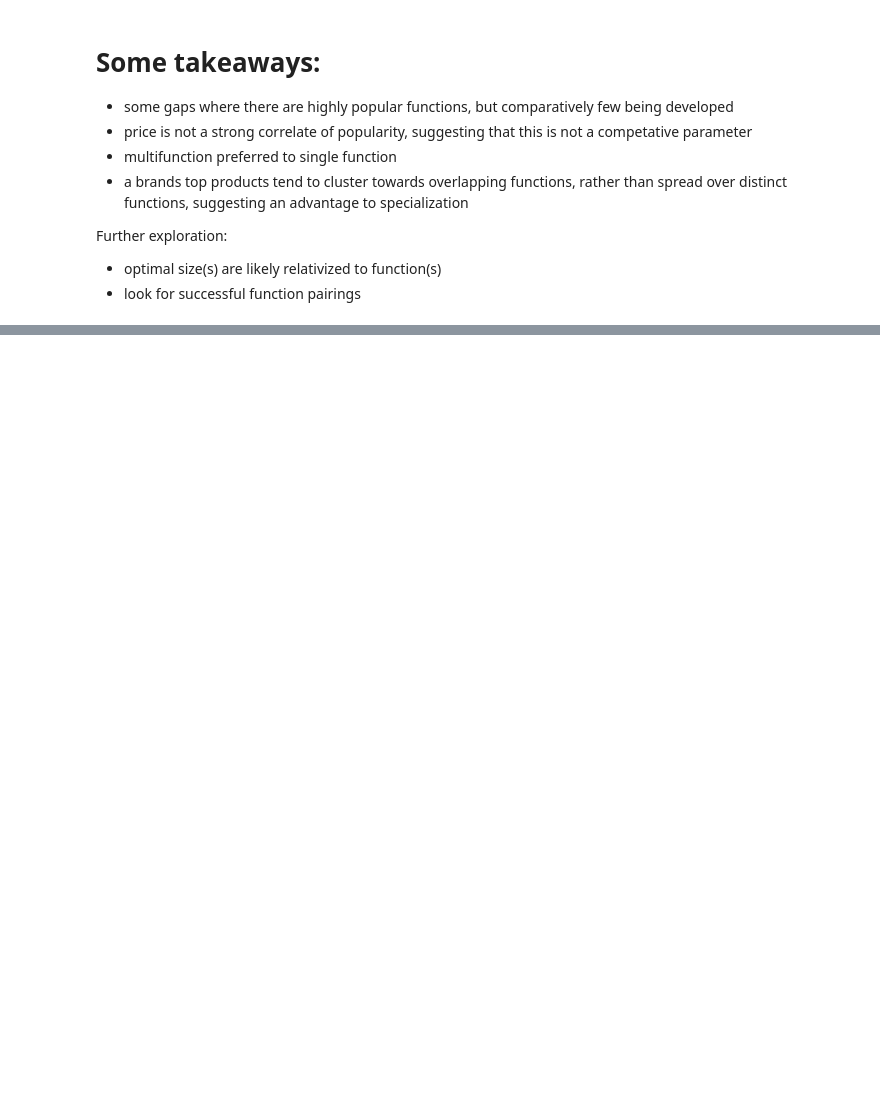
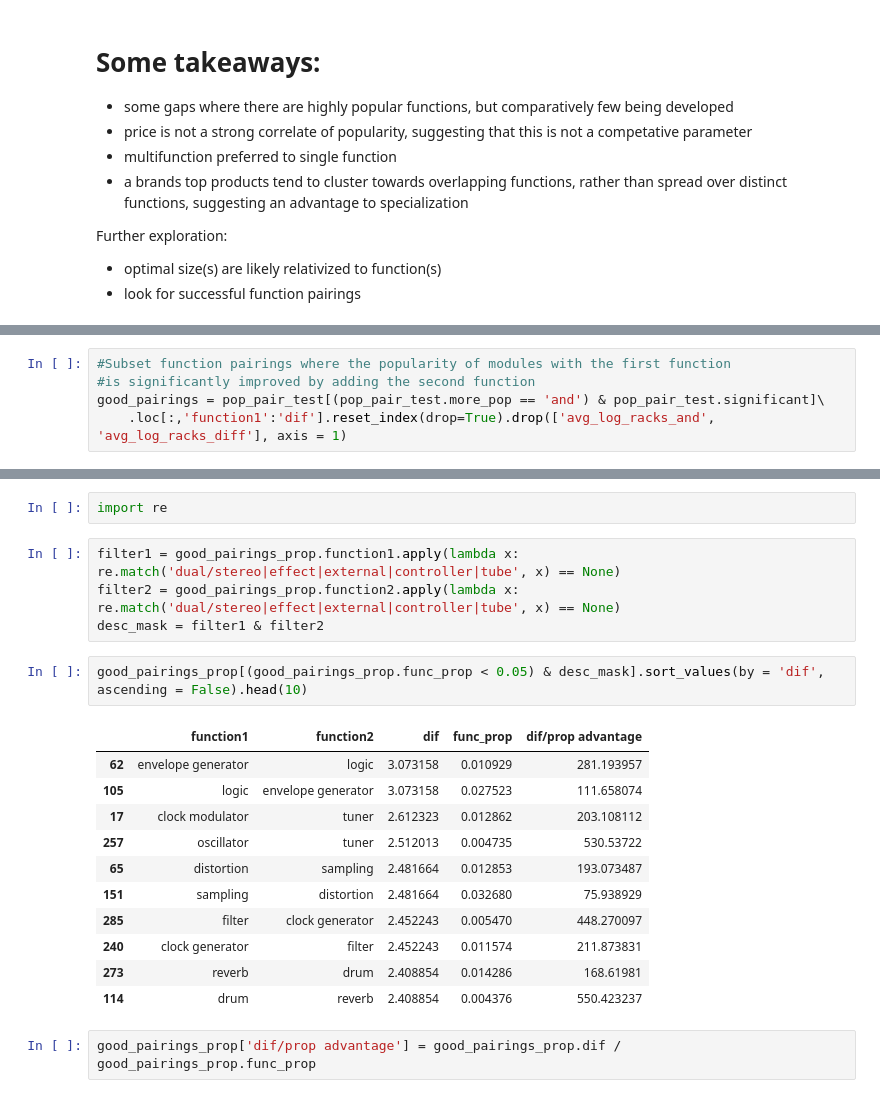
Before and after one commit to zstone00000/nycdsa_python_project, a Jupyter notebook: Eurorack_EDA.ipynb, the cells around one changed output, grey strips where cells are left out. Cells and saved outputs as stored; diff of their text form; blank space fills up the shorter version.

```diff
--- a/Eurorack_EDA.ipynb
+++ b/Eurorack_EDA.ipynb
@@ -938,0 +1118,5 @@ Further exploration:
+# %%
+#Subset function pairings where the popularity of modules with the first function
+#is significantly improved by adding the second function
+good_pairings = pop_pair_test[(pop_pair_test.more_pop == 'and') & pop_pair_test.significant]\
+    .loc[:,'function1':'dif'].reset_index(drop=True).drop(['avg_log_racks_and', 'avg_log_racks_diff'], axis = 1)
@@ -938,0 +1182,22 @@ Further exploration:
+# %%
+import re
+# %%
+filter1 = good_pairings_prop.function1.apply(lambda x: re.match('dual/stereo|effect|external|controller|tube', x) == None)
+filter2 = good_pairings_prop.function2.apply(lambda x: re.match('dual/stereo|effect|external|controller|tube', x) == None)
+desc_mask = filter1 & filter2
+# %%
+good_pairings_prop[(good_pairings_prop.func_prop < 0.05) & desc_mask].sort_values(by = 'dif', ascending = False).head(10)
+# %% [output]
+|  | function1 | function2 | dif | func_prop | dif/prop advantage |
+| 62 | envelope generator | logic | 3.073158 | 0.010929 | 281.193957 |
+| 105 | logic | envelope generator | 3.073158 | 0.027523 | 111.658074 |
+| 17 | clock modulator | tuner | 2.612323 | 0.012862 | 203.108112 |
+| 257 | oscillator | tuner | 2.512013 | 0.004735 | 530.53722 |
+| 65 | distortion | sampling | 2.481664 | 0.012853 | 193.073487 |
+| 151 | sampling | distortion | 2.481664 | 0.032680 | 75.938929 |
+| 285 | filter | clock generator | 2.452243 | 0.005470 | 448.270097 |
+| 240 | clock generator | filter | 2.452243 | 0.011574 | 211.873831 |
+| 273 | reverb | drum | 2.408854 | 0.014286 | 168.61981 |
+| 114 | drum | reverb | 2.408854 | 0.004376 | 550.423237 |
+# %%
+good_pairings_prop['dif/prop advantage'] = good_pairings_prop.dif / good_pairings_prop.func_prop
```
Also changed, not shown: parts of 50 cells of this notebook.
